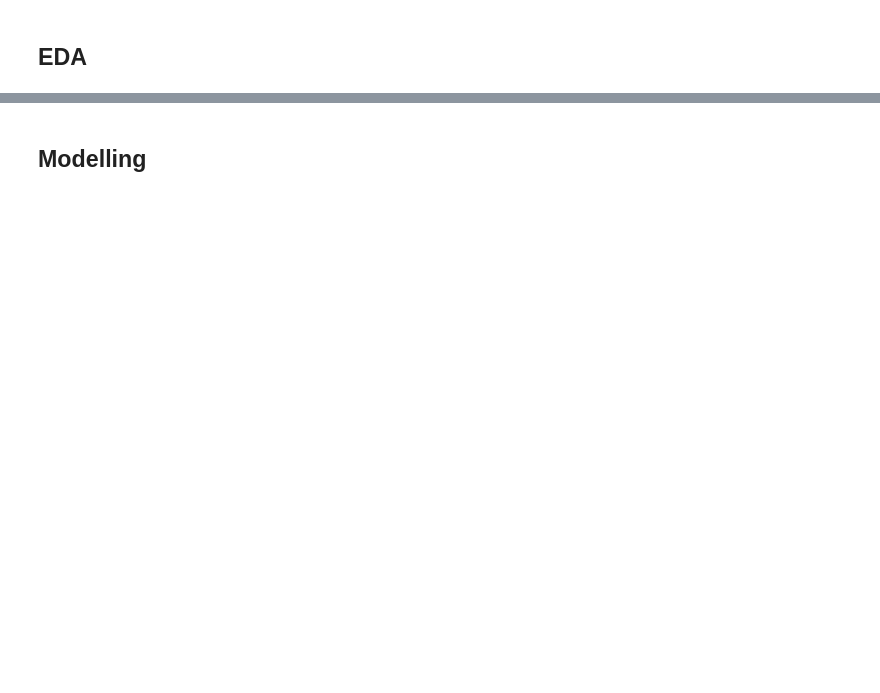
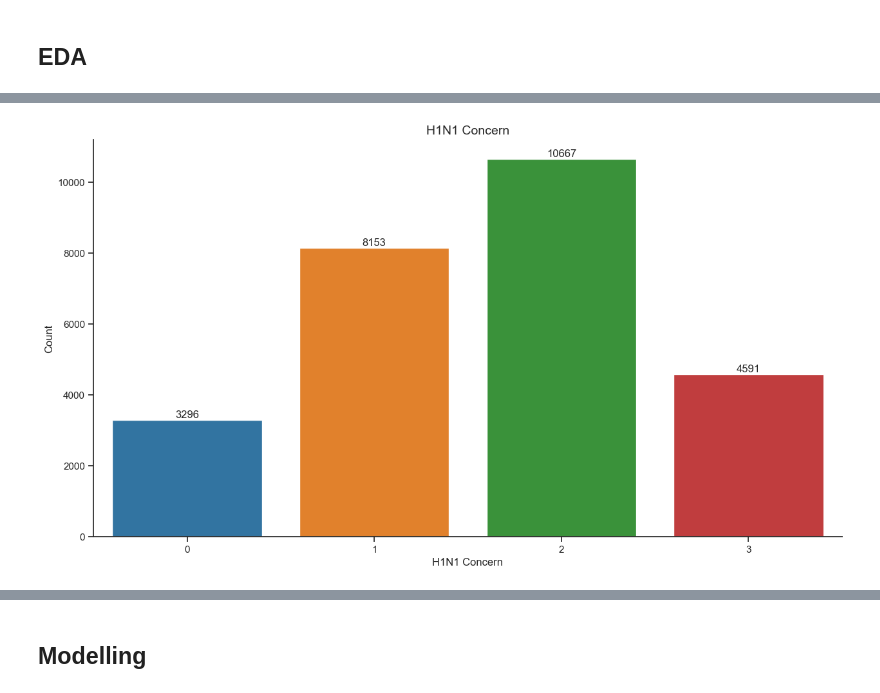
Before and after one commit to FelixFern/FINDIT-2023-ODE, a Jupyter notebook: main.ipynb, the cells around one changed output, grey strips where cells are left out. Saved outputs shown, nothing was run; the diff lists cells and outputs as text; code cells hidden in the pictures; blank space fills up the shorter version.

```diff
--- a/main.ipynb
+++ b/main.ipynb
@@ -382,0 +438,12 @@ sns.heatmap(df_test_features.isnull(), cbar=False)
+# %%
+plt.figure(figsize=(15,8))
+
+ax = sns.countplot(data=df_features, x='h1n1_concern')
+ax.set_title("H1N1 Concern", fontsize=14)
+ax.set_xlabel('H1N1 Concern')
+ax.set_xticklabels([0,1,2,3])
+ax.set_ylabel('Count')
+ax.bar_label(ax.containers[0], label_type='edge')
+plt.show()
+# %% [output]
+[figure, added]
```
Also changed, not shown: parts of 23 cells of this notebook.
